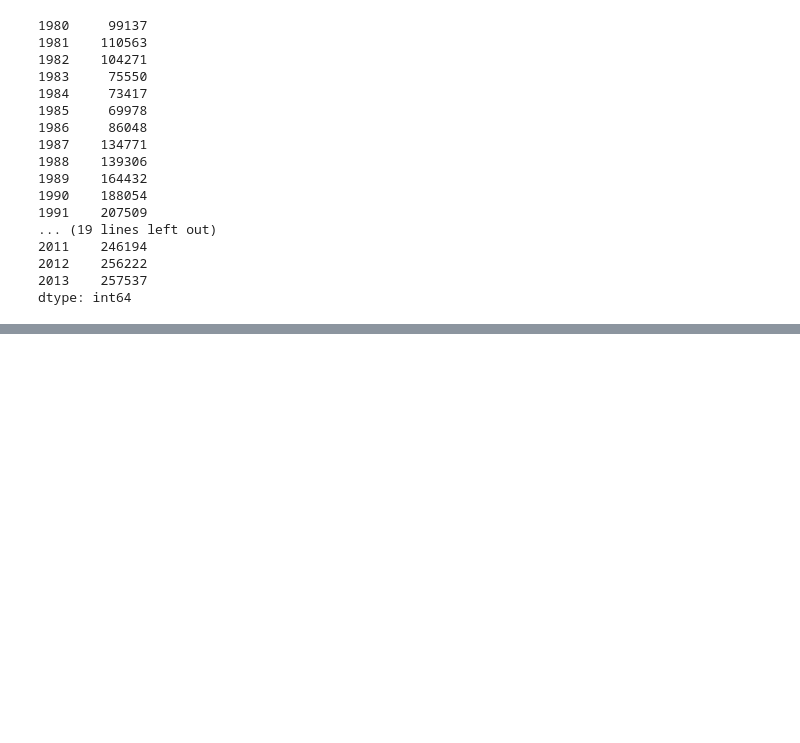
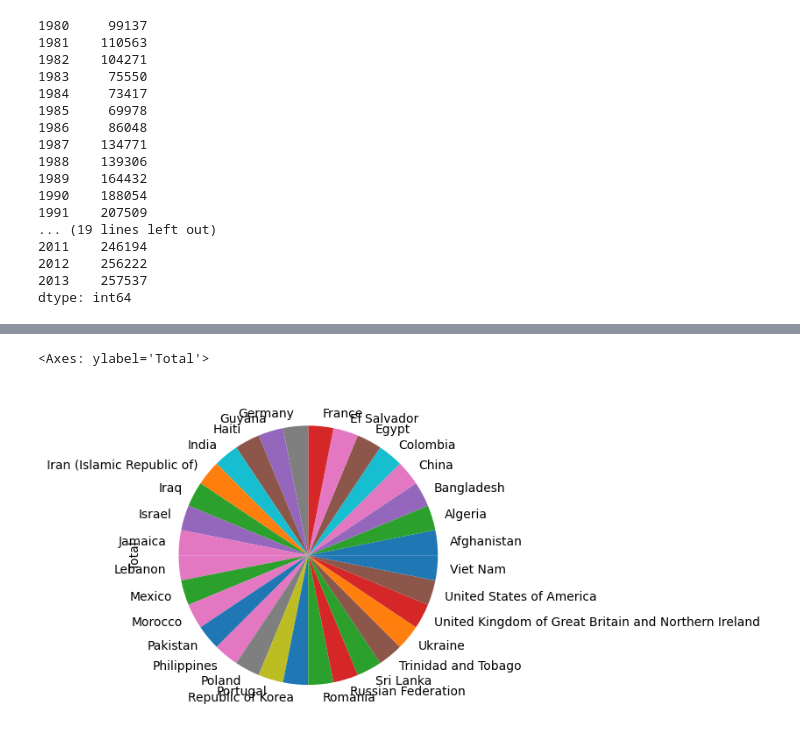
Before and after one commit to Utkash12/digipodium, a Jupyter notebook: data analysis/data_analysis.ipynb, the cells around one changed output, grey strips where cells are left out. Drawn from its saved outputs; the diff is of its cells as text; code cells hidden in the pictures; blank space fills up the shorter version.

```diff
--- a/data analysis/data_analysis.ipynb
+++ b/data analysis/data_analysis.ipynb
@@ -273,0 +297,3 @@ canada.head()
+# %%
+canada.drop(columns="Faltu",inplace=True)
+canada.head(2)
@@ -273,0 +305,4 @@ canada.head()
+# %%
+cols_to_drop=['Type',"Coverage","AREA","REG","DEV"]
+canada.drop(columns=cols_to_drop,inplace=True)
+canada.head(5)
@@ -273,0 +317,7 @@ canada.head()
+# %%
+canada.rename(mapper={
+    'AreaName': 'Continent',
+    'RegName': 'Region',
+    'DevName': 'Status'
+}, axis=1, inplace=True)
+canada.head(5)
@@ -273,0 +332,3 @@ canada.head()
+# %%
+canada.replace('Developing regions', 0, inplace=True)
+canada.replace('Developed regions', 1, inplace=True)
@@ -273,0 +345,5 @@ canada.head()
+# %%
+canada['Total'].apply(lambda x: x> 50000).astype(int).plot(kind='pie')
+# %% [output]
+<Axes: ylabel='Total'>
+[figure, added]
```
Also changed, not shown: parts of 15 cells of this notebook.
